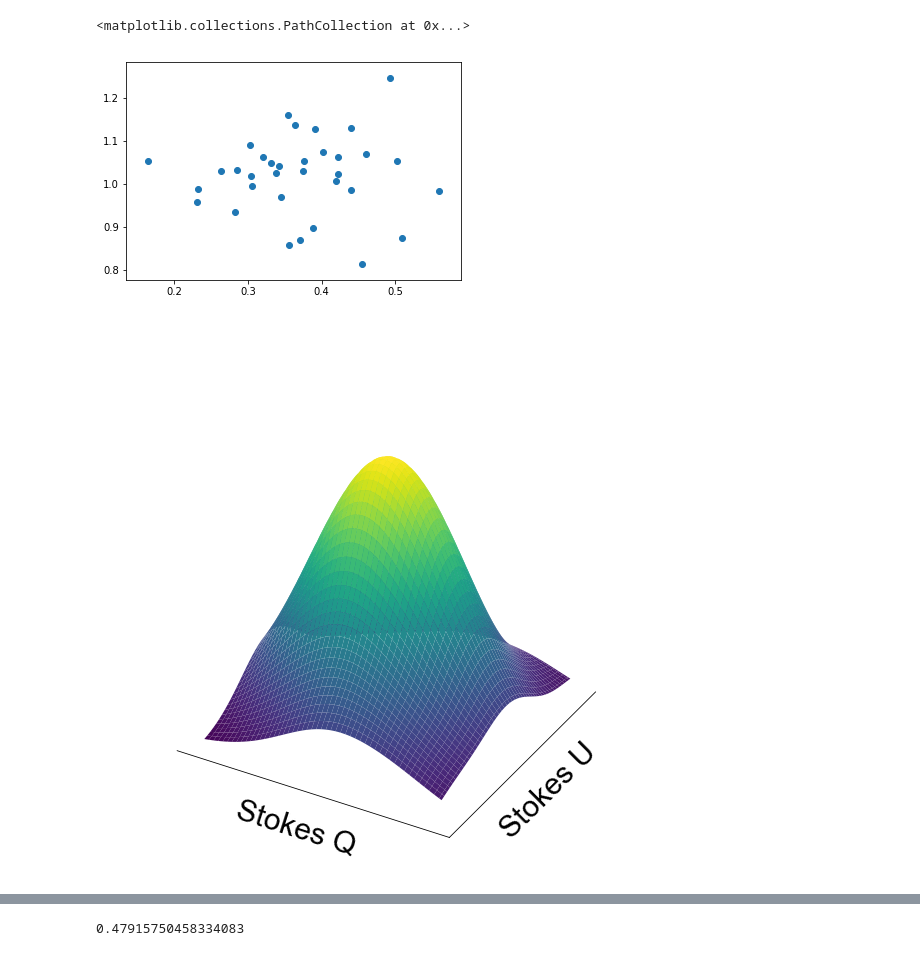
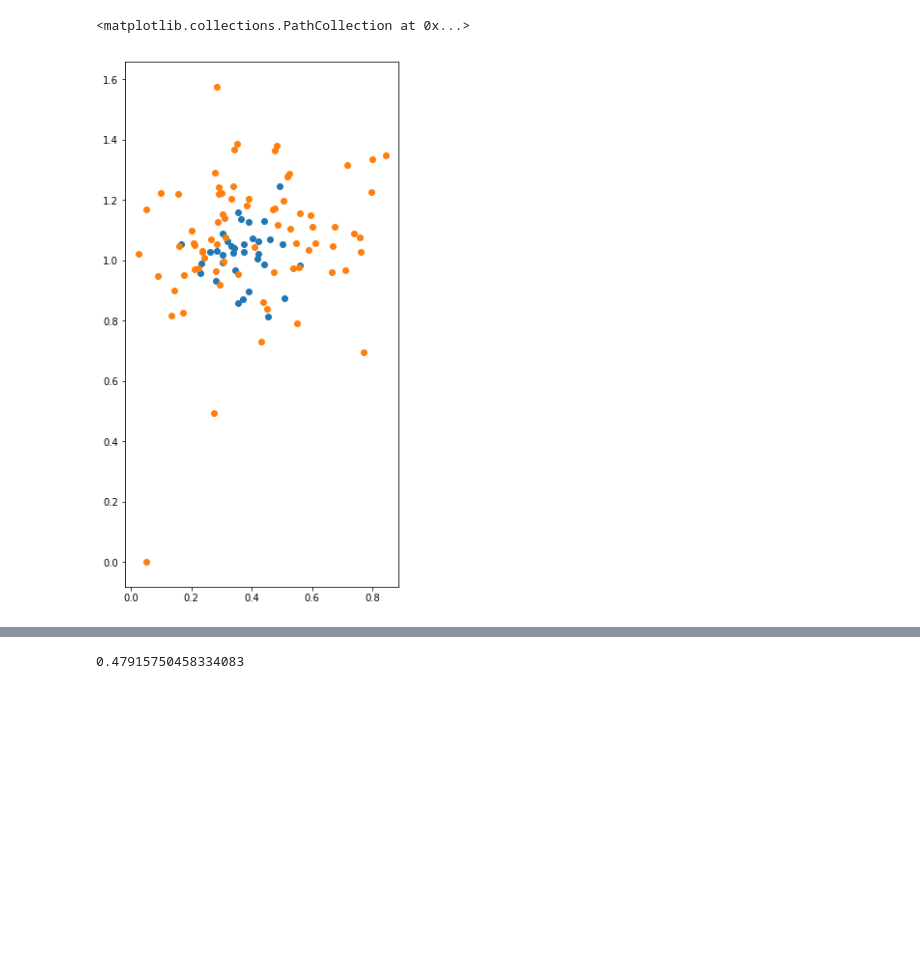
Before and after one commit to KeyanGootkin/P-Cygni-Spectropolarimetry, a Jupyter notebook: KDE.ipynb, the cells around one changed output, grey strips where cells are left out. Drawn from its saved outputs; the diff is of its cells as text; code cells hidden in the pictures; blank space fills up the shorter version.

```diff
--- a/KDE.ipynb
+++ b/KDE.ipynb
@@ -97,6 +96,7 @@ def find_ecc(Gaussian):
     return ecc
 # %%
 datadir = 'C:/Users/Keyan/Desktop/Science/Data/P-Cygni/Data/'
+vdf = pd.read_csv(datadir + "/synthetic_filters/v_pcyg.txt")
 txt = glob(datadir + 'hpolccd*r_hw.fits.txt')
 ws,qs,us,es = [],[],[],[]
 for f in txt:
@@ -117,37 +117,15 @@ for w,q,u,e in zip(ws,qs,us,es):
     ave_us.append(np.mean(line_u))
     variance.append(1/(np.mean(line_e)**2))
 ave_qs,ave_us,variance = np.array(ave_qs),np.array(ave_us),np.array(variance)
-# %%
-plt.scatter(ave_qs,ave_us)
-# %% [output]
-<matplotlib.collections.PathCollection at 0x...>
-[figure, removed]
+# %%
+fig,ax = plt.subplots(figsize=(10,10))
+ax.set_aspect('equal')
+ax.scatter(ave_qs,ave_us)
+ax.scatter(vdf.q,vdf.u)
+# %% [output]
+<matplotlib.collections.PathCollection at 0x...>
+[figure, added]
 # %%
 x,y = ave_qs,ave_us
 X,Y,Z = KDE(x,y)
 Xo,Yo,Zo = X,Y,Z
-# %%
-fig = plt.figure(figsize=(10,10))
-ax = fig.gca(projection="3d")
-ax.plot_surface(X,Y,Z,cmap="viridis")
-"""ax.view_init(50,45)"""
-ax.set_xlabel(r"Stokes Q",size=30,fontname="Arial")
-ax.set_ylabel(r"Stokes U",size=30,fontname="Arial")
-
-# Hide Background Color
-ax.xaxis.set_pane_color((1.0, 1.0, 1.0, 0.0))
-ax.yaxis.set_pane_color((1.0, 1.0, 1.0, 0.0))
-ax.zaxis.set_pane_color((1.0, 1.0, 1.0, 0.0))
-
-# Hide Z Axis
-ax.w_zaxis.line.set_lw(0.)
-
-
-# Hide axis
-ax.set_xticks([])
-ax.set_yticks([])
-ax.set_zticks([])
-plt.savefig(posterdir+"KDE_3D.png",overwrite=True,transparent=True,dpi=300)
-plt.savefig(figdir+"KDE/KDE_3D.png",overwrite=True,transparent=True,dpi=300)
-# %% [output]
-[figure, removed]
```
Also changed, not shown: parts of 15 cells of this notebook, 22 other files.
